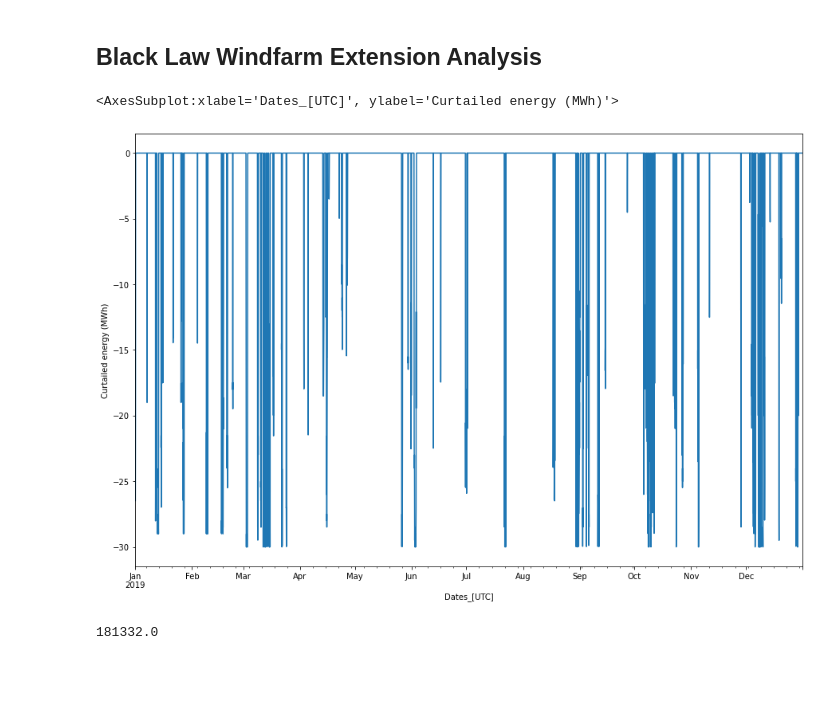
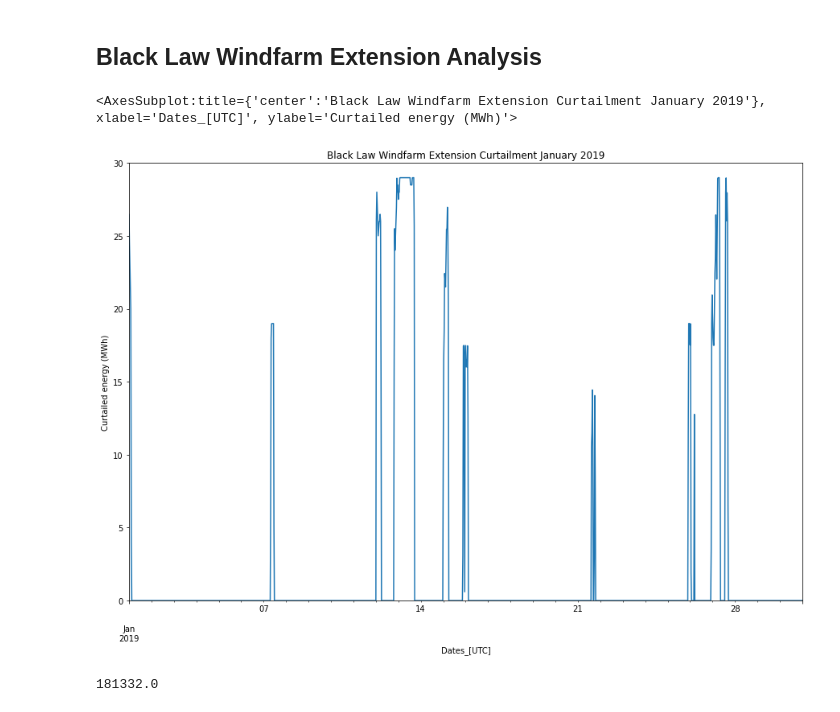
Before and after one commit to andrewlyden/EnergyData, a Jupyter notebook: Constraints/Wind Farm Constraints.ipynb, the cells around one changed output. Cells and saved outputs as stored; diff of their text form; code cells hidden in the pictures; blank space fills up the shorter version.

```diff
--- a/Constraints/Wind Farm Constraints.ipynb
+++ b/Constraints/Wind Farm Constraints.ipynb
@@ -79,11 +100,17 @@ df_data.loc['Curtailed (MWh) / MW of capacity'].plot.bar(figsize=(15,10), ylabel
 [figure]
 # %% [markdown]
 ## Black Law Windfarm Extension Analysis
-# %%
-df['T_BLLA-2_Energy_[MWh]'].plot(figsize=(15,10), ylabel='Curtailed energy (MWh)')
-# %% [output]
-<AxesSubplot:xlabel='Dates_[UTC]', ylabel='Curtailed energy (MWh)'>
-[figure, removed]
+# %%
+df_black_law_ext = df[['T_BLLA-2_Energy_[MWh]', 'T_BLLA-2_Payment_[GBP]']] * -1
+
+start = '2019-01-01 00:00:00+00:00'
+end = '2019-01-31 00:00:00+00:00'
+df_black_law_ext['T_BLLA-2_Energy_[MWh]'][start:end].plot(figsize=(15,10), ylabel='Curtailed energy (MWh)',
+                                                          title='Black Law Windfarm Extension Curtailment January 2019',
+                                                          ylim=[0, 30])
+# %% [output]
+<AxesSubplot:title={'center':'Black Law Windfarm Extension Curtailment January 2019'}, xlabel='Dates_[UTC]', ylabel='Curtailed energy (MWh)'>
+[figure, added]
 # %%
 capacity = 69
 capacity_factor = 0.3
```
Also changed, not shown: parts of 4 cells of this notebook.
